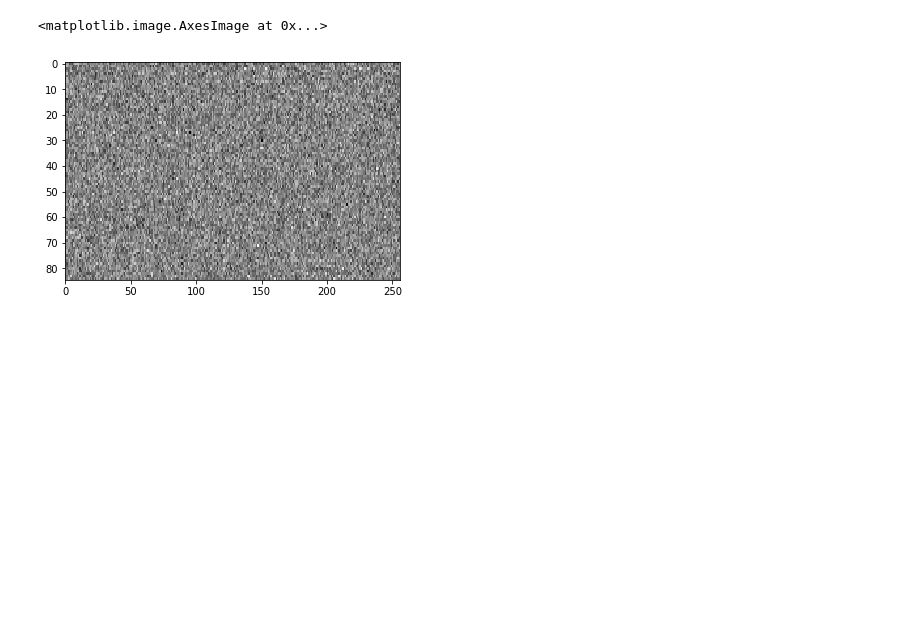
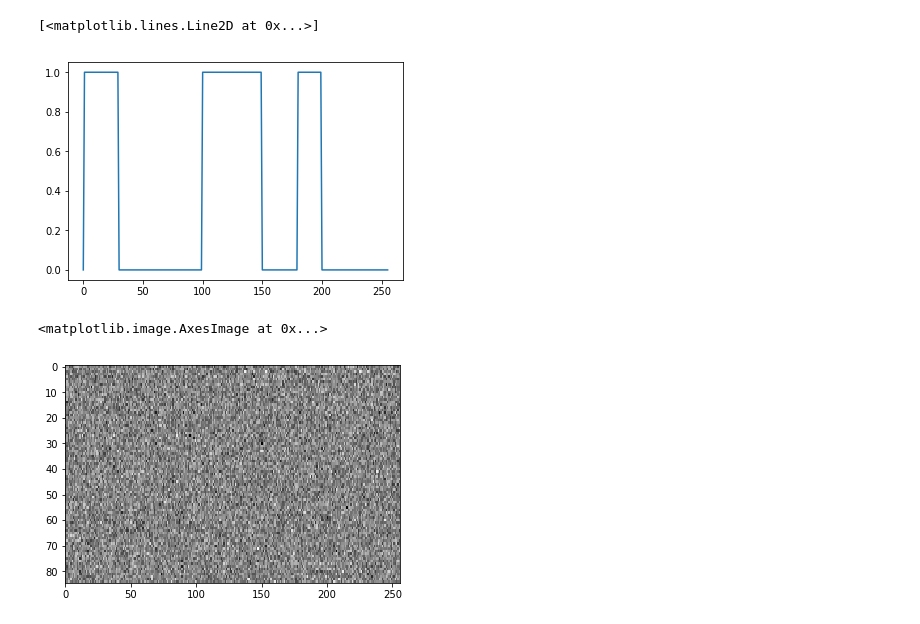
Before and after one commit to ys7yoo/D-AMP_Toolbox, a Jupyter notebook: CS_1D_Demo.ipynb, the cells around one changed output. Drawn from its saved outputs; the diff is of its cells as text; code cells hidden in the pictures; blank space fills up the shorter version.

```diff
--- a/CS_1D_Demo.ipynb
+++ b/CS_1D_Demo.ipynb
@@ -5,9 +7,13 @@ import matplotlib.pyplot as plt
 # %%
 ## Generate Signal
 x_0=np.zeros((256,1))
 x_0[1:30]=1
 x_0[100:150]=1
 x_0[180:200]=1
+plt.plot(x_0)
+# %% [output]
+[<matplotlib.lines.Line2D at 0x...>]
+[figure, added]
 # %%
 ## Parameters
 n=len(x_0)
```
Also changed, not shown: parts of 1 cell of this notebook, 1 other file.
